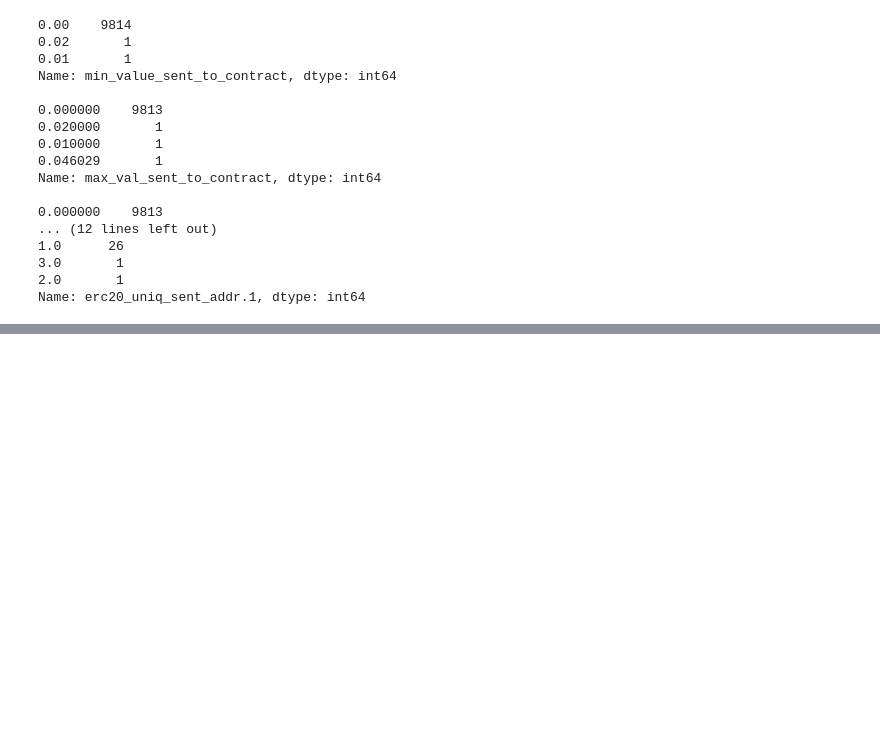
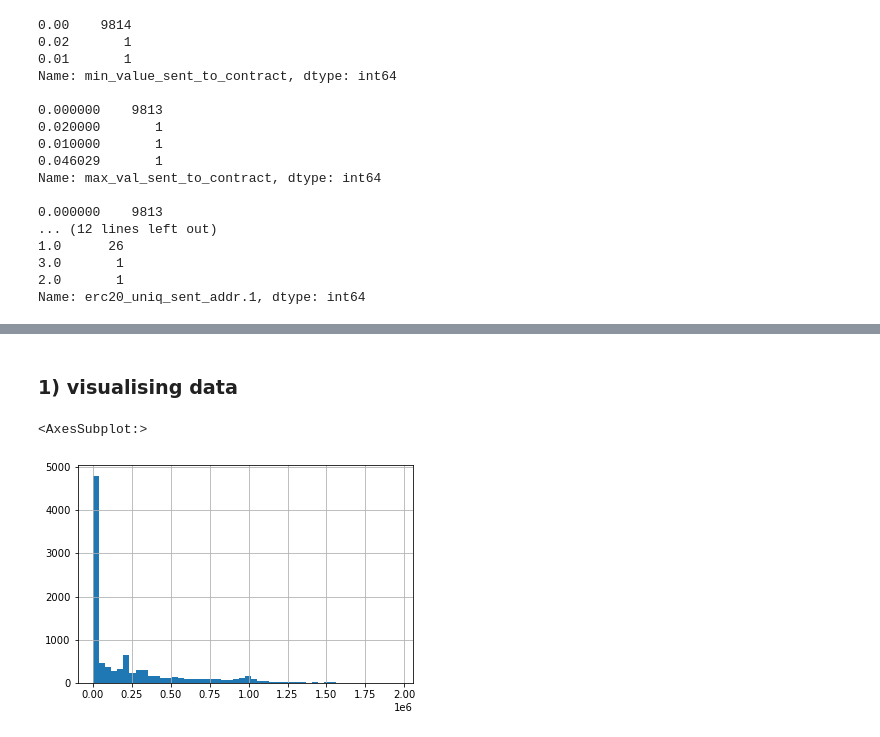
Before and after one commit to kaoutamine/EthereumFraudDetection, a Jupyter notebook: FraudDetectionDataExploration.ipynb, the cells around one changed output, grey strips where cells are left out. Drawn from its saved outputs; the diff is of its cells as text; code cells hidden in the pictures; blank space fills up the shorter version.

```diff
--- a/FraudDetectionDataExploration.ipynb
+++ b/FraudDetectionDataExploration.ipynb
@@ -187,2 +206,9 @@ df.columns.shape
 # %%
 df.to_csv("preprocessed_data.csv")
+# %% [markdown]
+### 1) visualising data
+# %%
+df['time_diff_between_first_and_last_(mins)'].hist(bins=50)
+# %% [output]
+<AxesSubplot:>
+[figure, added]
```
Also changed, not shown: parts of 8 cells of this notebook.
